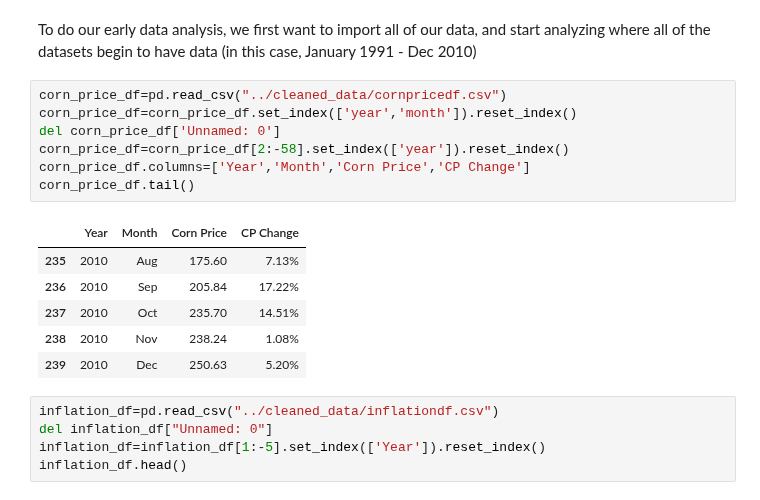
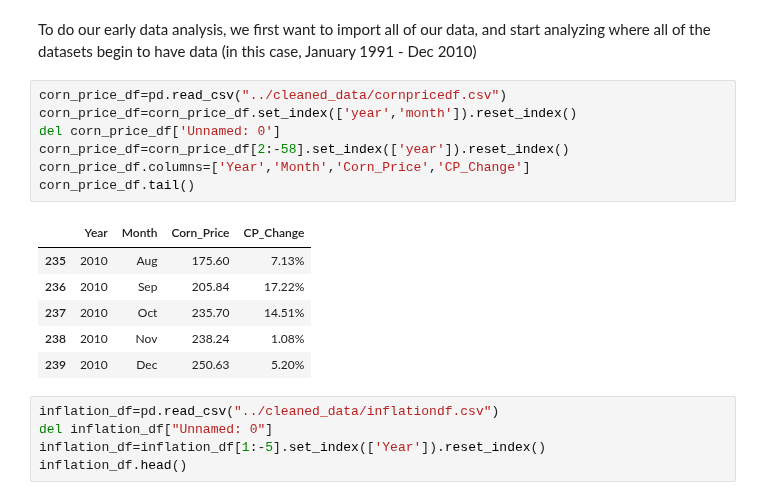
Before and after one commit to dwang953/109-Project, a Jupyter notebook: working_notebooks/Exploratory Data Analysis.ipynb, the cells around one changed output. Drawn from its saved outputs; the diff is of its cells as text.

```diff
--- a/working_notebooks/Exploratory Data Analysis.ipynb
+++ b/working_notebooks/Exploratory Data Analysis.ipynb
@@ -21,12 +21,12 @@ To do our early data analysis, we first want to import all of our data, and star
 # %%
 corn_price_df=pd.read_csv("../cleaned_data/cornpricedf.csv")
 corn_price_df=corn_price_df.set_index(['year','month']).reset_index()
 del corn_price_df['Unnamed: 0']
 corn_price_df=corn_price_df[2:-58].set_index(['year']).reset_index()
-corn_price_df.columns=['Year','Month','Corn Price','CP Change']
+corn_price_df.columns=['Year','Month','Corn_Price','CP_Change']
 corn_price_df.tail()
 # %% [output]
-|  | Year | Month | Corn Price | CP Change |
+|  | Year | Month | Corn_Price | CP_Change |
 | 235 | 2010 | Aug | 175.60 | 7.13% |
 | 236 | 2010 | Sep | 205.84 | 17.22% |
 | 237 | 2010 | Oct | 235.70 | 14.51% |
```
Also changed, not shown: parts of 22 cells of this notebook, 1 other file.
